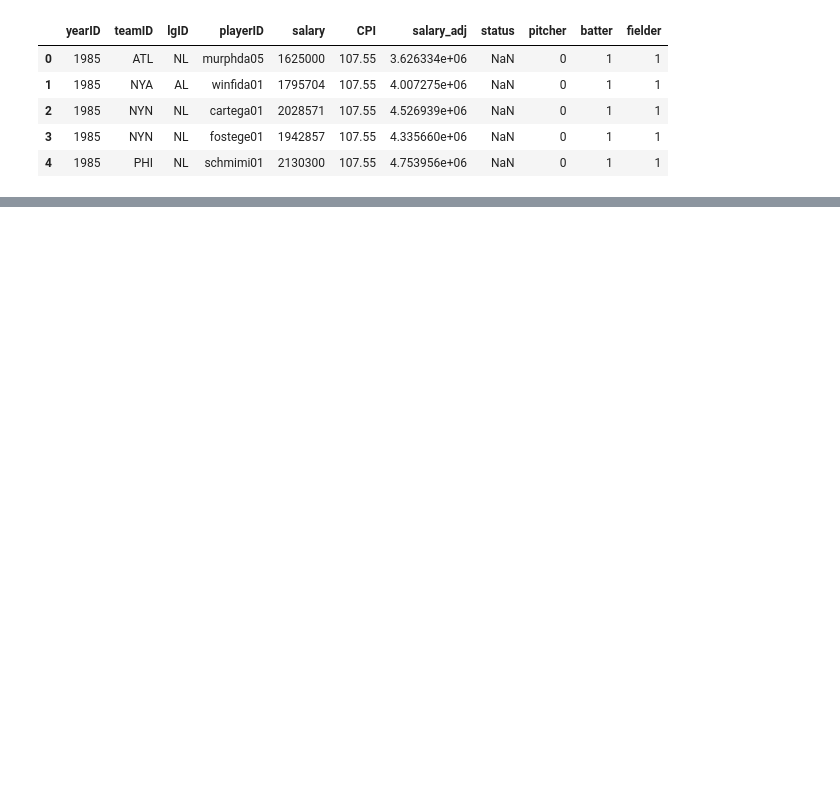
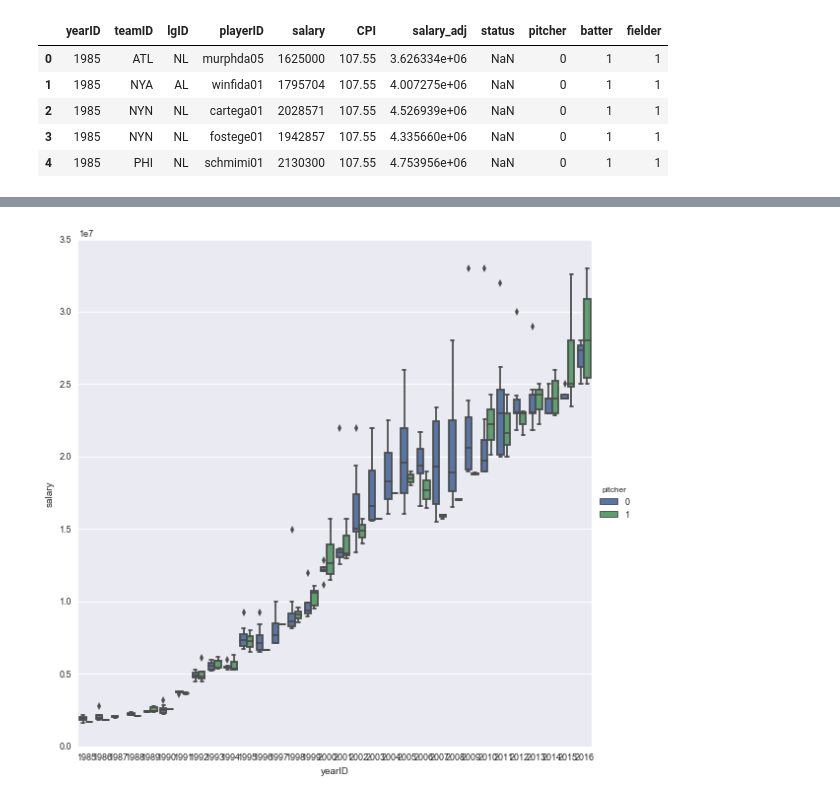
Before and after one commit to bcg0006/udc, a Jupyter notebook: baseball_data_analysis.ipynb, the cells around one changed output, grey strips where cells are left out. Drawn from its saved outputs; the diff is of its cells as text; code cells hidden in the pictures; blank space fills up the shorter version.

```diff
--- a/baseball_data_analysis.ipynb
+++ b/baseball_data_analysis.ipynb
@@ -352,3 +362,7 @@ lenght fielding dataset:  136815
+# %%
+# So we need to replace this value in the salaries and top_1pct_salaries_per_annum dataframes <= to be done
+salaries.replace('sabatc.01', 'sabatcc01', inplace=True)
+top_1pct_salaries_per_annum.replace('sabatc.01', 'sabatcc01', inplace=True)
 # %%
 def pitcher(player):
     if player in pitching.playerID.unique():
@@ -404,0 +427,4 @@ top_1pct_salaries_per_annum['fielder'].sum()
+# %%
+sns.factorplot(x='yearID', y='salary', kind='box', data=top_1pct_salaries_per_annum, hue='pitcher', size=8);
+# %% [output]
+[figure, added]
```
Also changed, not shown: parts of 11 cells of this notebook.
